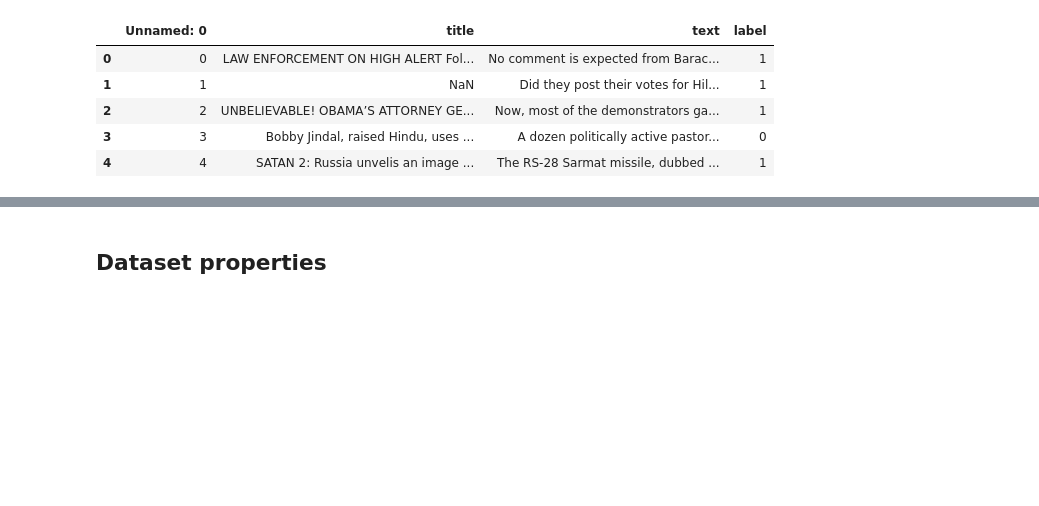
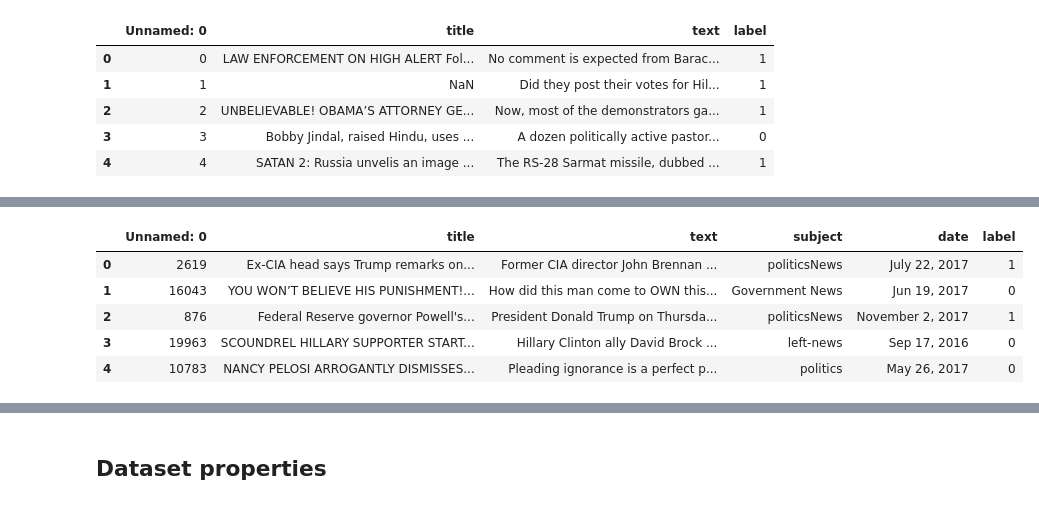
Before and after one commit to sadjordan/Detecting-Fake-News-with-Deep-Learning, a Jupyter notebook: Code/dataset_processing/dataset-processing.ipynb, the cells around one changed output, grey strips where cells are left out. Cells and saved outputs as stored; diff of their text form; code cells hidden in the pictures; blank space fills up the shorter version.

```diff
--- a/Code/dataset_processing/dataset-processing.ipynb
+++ b/Code/dataset_processing/dataset-processing.ipynb
@@ -20,0 +46,11 @@ df.head()
+# %%
+df_fake_news_detection = pd.read_csv("../../Datasets/fake-news-detection-dataset-English/merged.csv")
+
+df_fake_news_detection.head()
+# %% [output]
+|  | Unnamed: 0 | title | text | subject | date | label |
+| 0 | 2619 | Ex-CIA head says Trump remarks on... | Former CIA director John Brennan ... | politicsNews | July 22, 2017 | 1 |
+| 1 | 16043 | YOU WON’T BELIEVE HIS PUNISHMENT!... | How did this man come to OWN this... | Government News | Jun 19, 2017 | 0 |
+| 2 | 876 | Federal Reserve governor Powell's... | President Donald Trump on Thursda... | politicsNews | November 2, 2017 | 1 |
+| 3 | 19963 | SCOUNDREL HILLARY SUPPORTER START... | Hillary Clinton ally David Brock ... | left-news | Sep 17, 2016 | 0 |
+| 4 | 10783 | NANCY PELOSI ARROGANTLY DISMISSES... | Pleading ignorance is a perfect p... | politics | May 26, 2017 | 0 |
```
Also changed, not shown: parts of 24 cells of this notebook, 5 other files.
